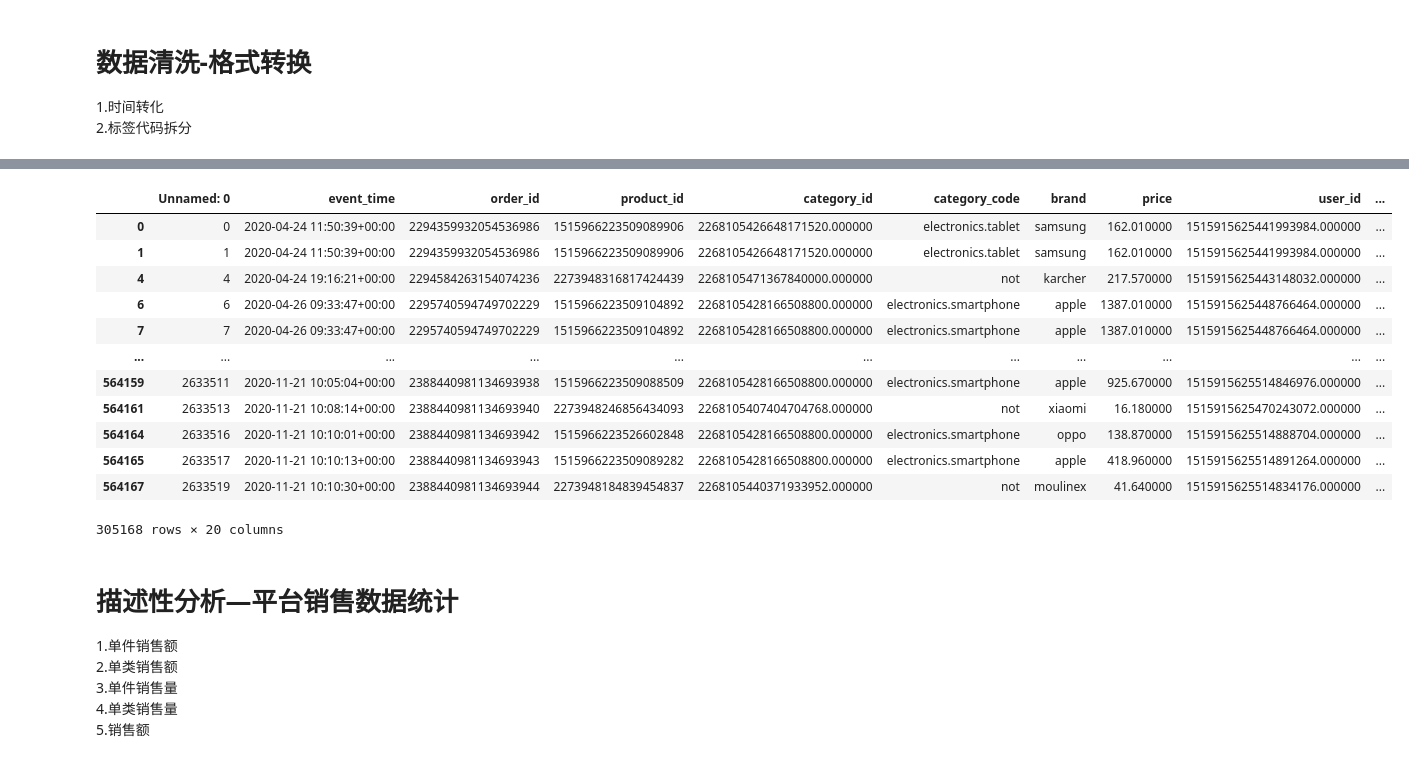
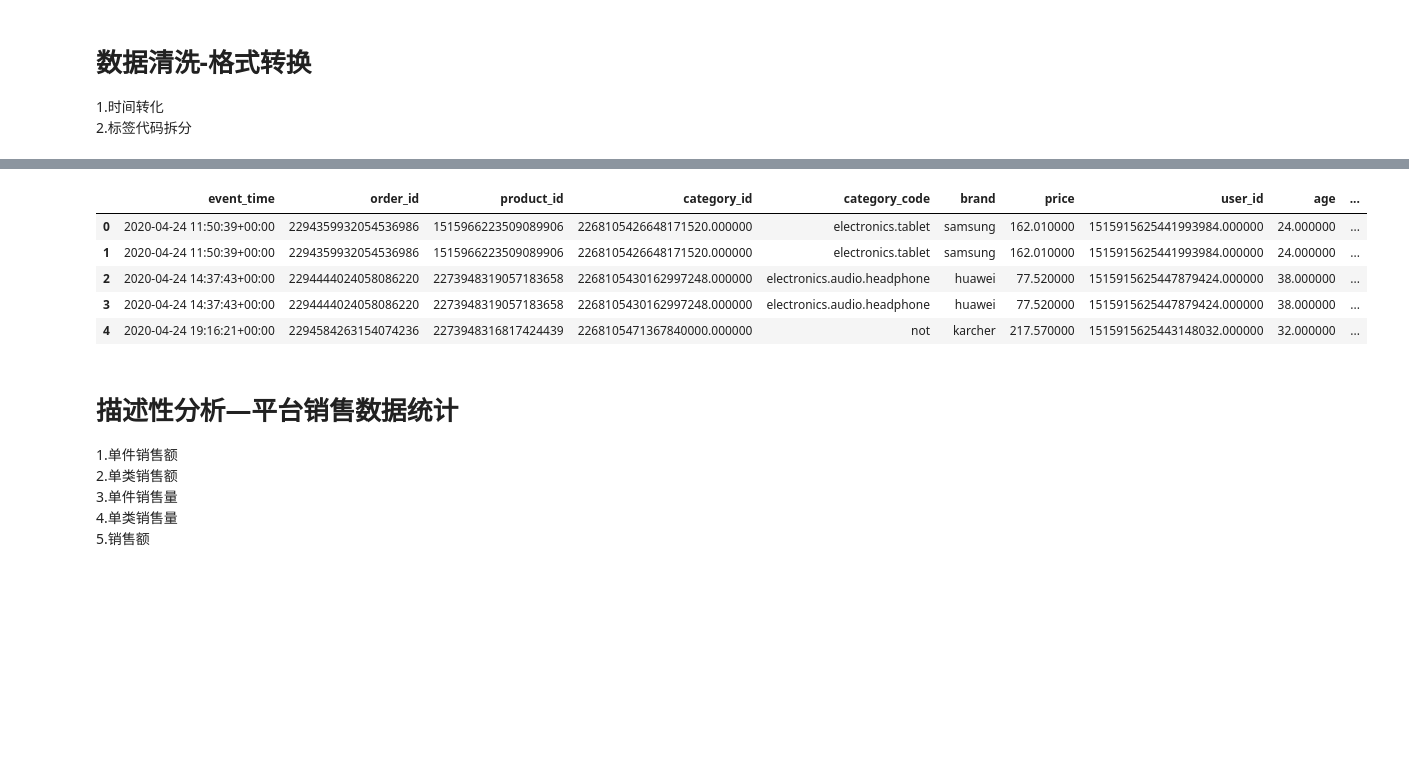
Before and after one commit to gcm1994002/work, a Jupyter notebook: 电商数据分析1.ipynb, the cells around one changed output, grey strips where cells are left out. Saved outputs shown, nothing was run; the diff lists cells and outputs as text; code cells hidden in the pictures; blank space fills up the shorter version.

```diff
--- a/电商数据分析1.ipynb
+++ b/电商数据分析1.ipynb
@@ -237,32 +234,26 @@ df3.head()
 # %%
 col1 = df3['category_code1'].unique()
 col2 = df3['category_code2'].unique()
 col3 = df3['category_code3'].unique()
 
 lis = list(col1) + list(col2) + list(col3)
 dic = collections.defaultdict(int)
 
 for i in lis:
     dic[i] += 1
 
 dic = {k:v for k,v in dic.items() if v > 1}
 
 # 因本身所属类别不同,会有部分二级和三级标签重名.这样的重名,是正常的.可以不调整.
 df3[df3['category_code3']== 'not']
+df3.head()
 # %% [output]
-|  | Unnamed: 0 | event_time | order_id | product_id | category_id | category_code | brand | price | user_id | ... |
-| 0 | 0 | 2020-04-24 11:50:39+00:00 | 2294359932054536986 | 1515966223509089906 | 2268105426648171520.000000 | electronics.tablet | samsung | 162.010000 | 1515915625441993984.000000 | ... |
-| 1 | 1 | 2020-04-24 11:50:39+00:00 | 2294359932054536986 | 1515966223509089906 | 2268105426648171520.000000 | electronics.tablet | samsung | 162.010000 | 1515915625441993984.000000 | ... |
-| 4 | 4 | 2020-04-24 19:16:21+00:00 | 2294584263154074236 | 2273948316817424439 | 2268105471367840000.000000 | not | karcher | 217.570000 | 1515915625443148032.000000 | ... |
-| 6 | 6 | 2020-04-26 09:33:47+00:00 | 2295740594749702229 | 1515966223509104892 | 2268105428166508800.000000 | electronics.smartphone | apple | 1387.010000 | 1515915625448766464.000000 | ... |
-| 7 | 7 | 2020-04-26 09:33:47+00:00 | 2295740594749702229 | 1515966223509104892 | 2268105428166508800.000000 | electronics.smartphone | apple | 1387.010000 | 1515915625448766464.000000 | ... |
-| ... | ... | ... | ... | ... | ... | ... | ... | ... | ... | ... |
-| 564159 | 2633511 | 2020-11-21 10:05:04+00:00 | 2388440981134693938 | 1515966223509088509 | 2268105428166508800.000000 | electronics.smartphone | apple | 925.670000 | 1515915625514846976.000000 | ... |
-| 564161 | 2633513 | 2020-11-21 10:08:14+00:00 | 2388440981134693940 | 2273948246856434093 | 2268105407404704768.000000 | not | xiaomi | 16.180000 | 1515915625470243072.000000 | ... |
-| 564164 | 2633516 | 2020-11-21 10:10:01+00:00 | 2388440981134693942 | 1515966223526602848 | 2268105428166508800.000000 | electronics.smartphone | oppo | 138.870000 | 1515915625514888704.000000 | ... |
-| 564165 | 2633517 | 2020-11-21 10:10:13+00:00 | 2388440981134693943 | 1515966223509089282 | 2268105428166508800.000000 | electronics.smartphone | apple | 418.960000 | 1515915625514891264.000000 | ... |
-| 564167 | 2633519 | 2020-11-21 10:10:30+00:00 | 2388440981134693944 | 2273948184839454837 | 2268105440371933952.000000 | not | moulinex | 41.640000 | 1515915625514834176.000000 | ... |
+|  | event_time | order_id | product_id | category_id | category_code | brand | price | user_id | age | ... |
+| 0 | 2020-04-24 11:50:39+00:00 | 2294359932054536986 | 1515966223509089906 | 2268105426648171520.000000 | electronics.tablet | samsung | 162.010000 | 1515915625441993984.000000 | 24.000000 | ... |
+| 1 | 2020-04-24 11:50:39+00:00 | 2294359932054536986 | 1515966223509089906 | 2268105426648171520.000000 | electronics.tablet | samsung | 162.010000 | 1515915625441993984.000000 | 24.000000 | ... |
+| 2 | 2020-04-24 14:37:43+00:00 | 2294444024058086220 | 2273948319057183658 | 2268105430162997248.000000 | electronics.audio.headphone | huawei | 77.520000 | 1515915625447879424.000000 | 38.000000 | ... |
+| 3 | 2020-04-24 14:37:43+00:00 | 2294444024058086220 | 2273948319057183658 | 2268105430162997248.000000 | electronics.audio.headphone | huawei | 77.520000 | 1515915625447879424.000000 | 38.000000 | ... |
+| 4 | 2020-04-24 19:16:21+00:00 | 2294584263154074236 | 2273948316817424439 | 2268105471367840000.000000 | not | karcher | 217.570000 | 1515915625443148032.000000 | 32.000000 | ... |
-305168 rows × 20 columns
 # %% [markdown]
 # 描述性分析—平台销售数据统计
 1.单件销售额
```
Also changed, not shown: parts of 51 cells of this notebook.
